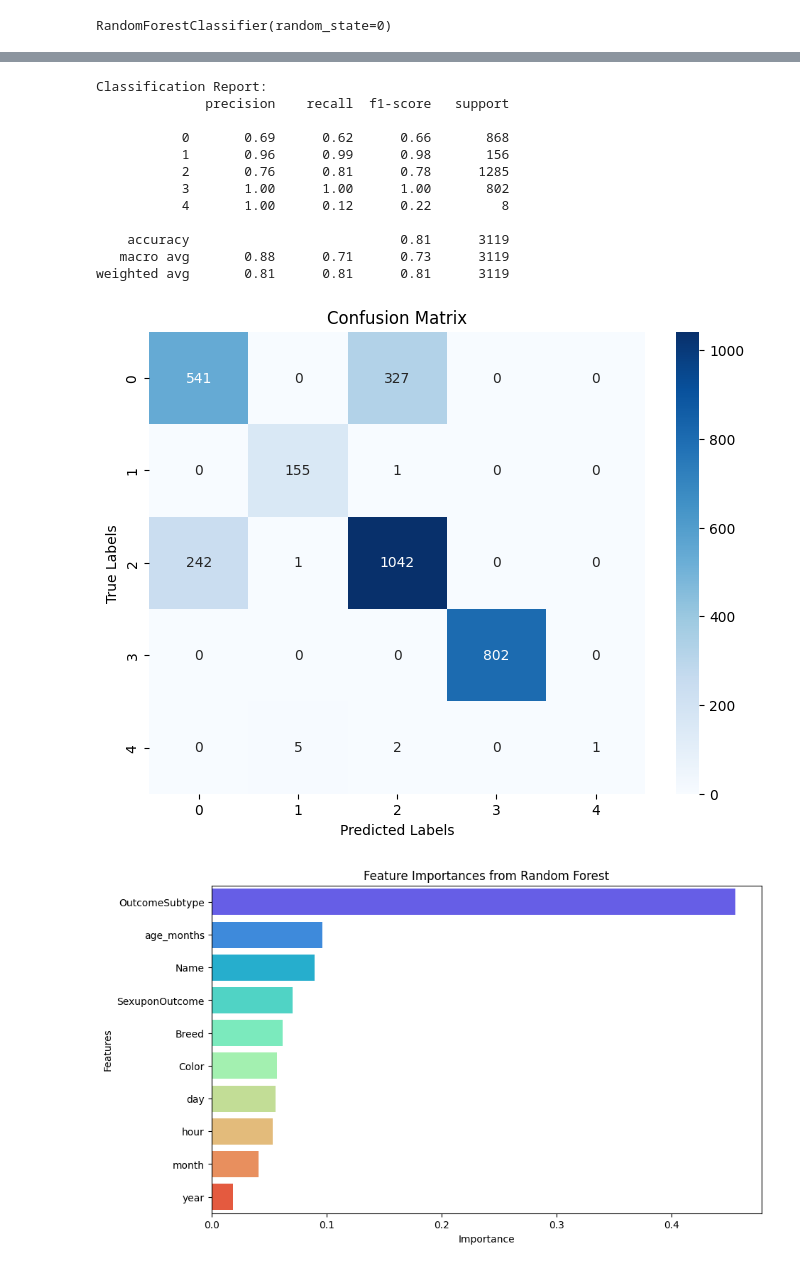
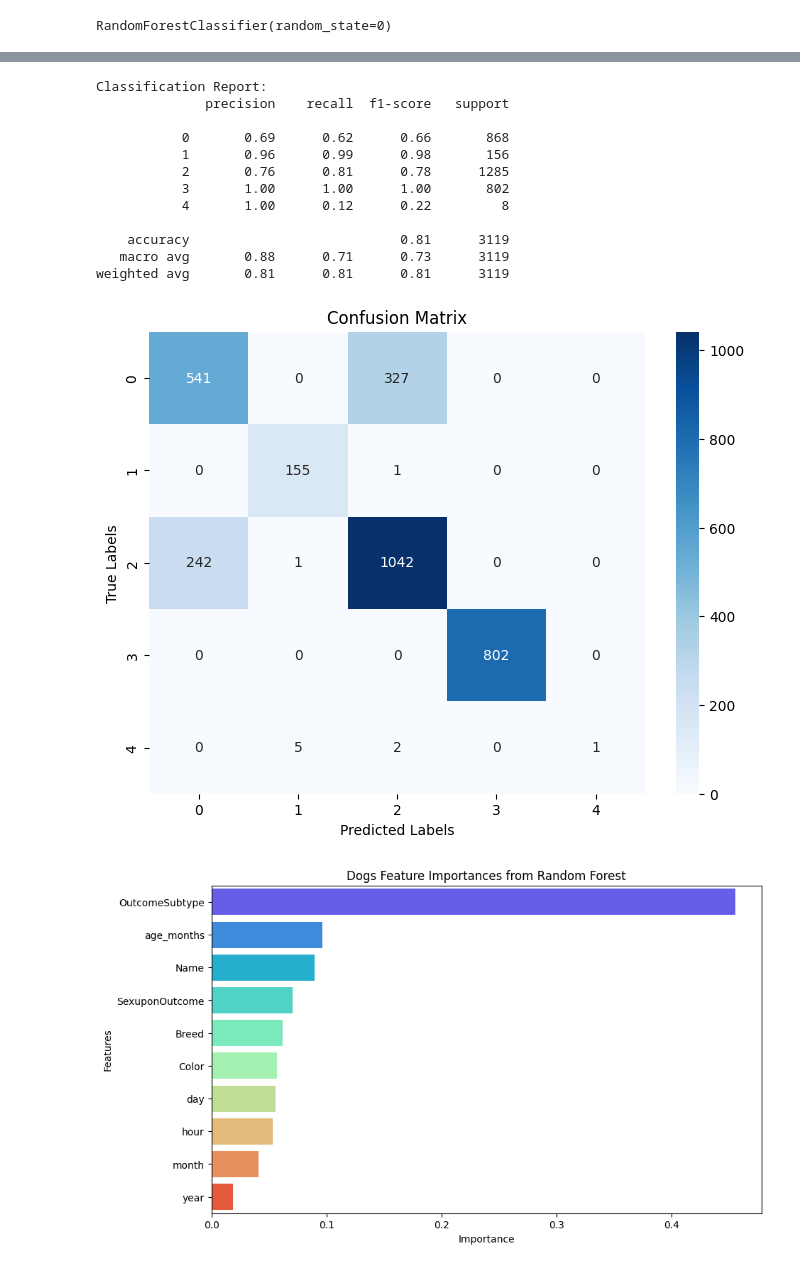
Before and after one commit to xVoidDevilx/ml-cs-ut, a Jupyter notebook: animal_shelter_ML.ipynb, the cells around one changed output, grey strips where cells are left out. Cells and saved outputs as stored; diff of their text form; code cells hidden in the pictures.

```diff
--- a/animal_shelter_ML.ipynb
+++ b/animal_shelter_ML.ipynb
@@ -775,32 +775,32 @@ plt.show()
 importances = dogs_rf_model.feature_importances_
 features = dogs_features.columns
 feature_importances = pd.DataFrame({
     'Importance': importances,
     'Features': features
 })
 
 # Sort by importance
 feature_importances = feature_importances.sort_values(by='Importance', ascending=False)
 
 # Plot the feature importances
 plt.figure(figsize=(10, 6))
 sns.barplot(x='Importance',y='Features', hue='Features', data=feature_importances, palette='rainbow')
-plt.title('Feature Importances from Random Forest')
+plt.title('Dogs Feature Importances from Random Forest')
 plt.xlabel('Importance')
 plt.ylabel('Features')
 plt.show()
 # %% [output]
 Classification Report:
               precision    recall  f1-score   support
 
            0       0.69      0.62      0.66       868
            1       0.96      0.99      0.98       156
            2       0.76      0.81      0.78      1285
            3       1.00      1.00      1.00       802
            4       1.00      0.12      0.22         8
 
     accuracy                           0.81      3119
    macro avg       0.88      0.71      0.73      3119
 weighted avg       0.81      0.81      0.81      3119
 [figure]
-[figure, old version]
+[figure, new version]
```
Also changed, not shown: parts of 21 cells of this notebook.
